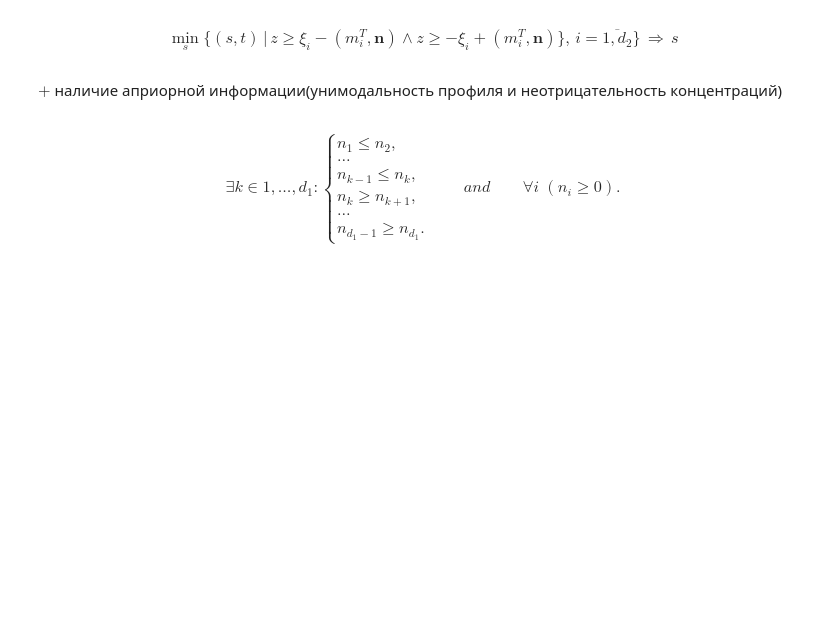
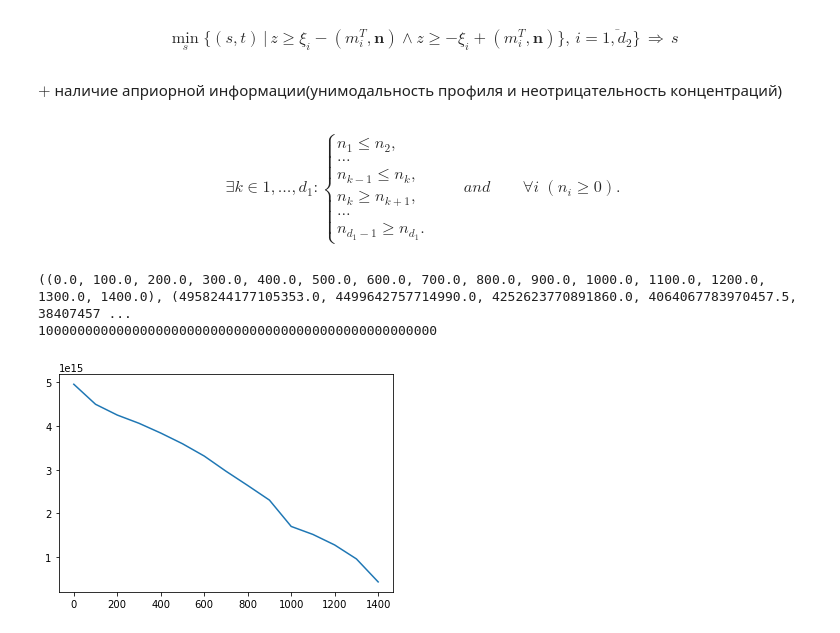
Before and after one commit to Mkrie/thesis, a Jupyter notebook: notebooks/recovery_profile.ipynb, the cells around one changed output. Saved outputs shown, nothing was run; the diff lists cells and outputs as text; code cells hidden in the pictures; blank space fills up the shorter version.

```diff
--- a/notebooks/recovery_profile.ipynb
+++ b/notebooks/recovery_profile.ipynb
@@ -71,6 +71,17 @@ dict_profile_time = {("06", "42"): "PM004A",
                      ("17", "17"): "PM010D",
                      ("17", "46"): "PM011A",
                      ("18", "04"): "PM011D"}
+# %%
+prof_recovery = ProfileRec("profile_07_37.csv")
+rec = prof_recovery.linear_programming()
+print(rec)
+plt.plot(rec[0], rec[1])
+print(rec[2])
+plt.show()
+# %% [output]
+((0.0, 100.0, 200.0, 300.0, 400.0, 500.0, 600.0, 700.0, 800.0, 900.0, 1000.0, 1100.0, 1200.0, 1300.0, 1400.0), (4958244177105353.0, 4499642757714990.0, 4252623770891860.0, 4064067783970457.5, 38407457 ...
+100000000000000000000000000000000000000000000000000
+[figure, added]
 # %%
 plt.figure(figsize=(15, 10))
 for txt_path in Path(Path.cwd().parent,
```
Also changed, not shown: parts of 2 cells of this notebook, 6 other files.
